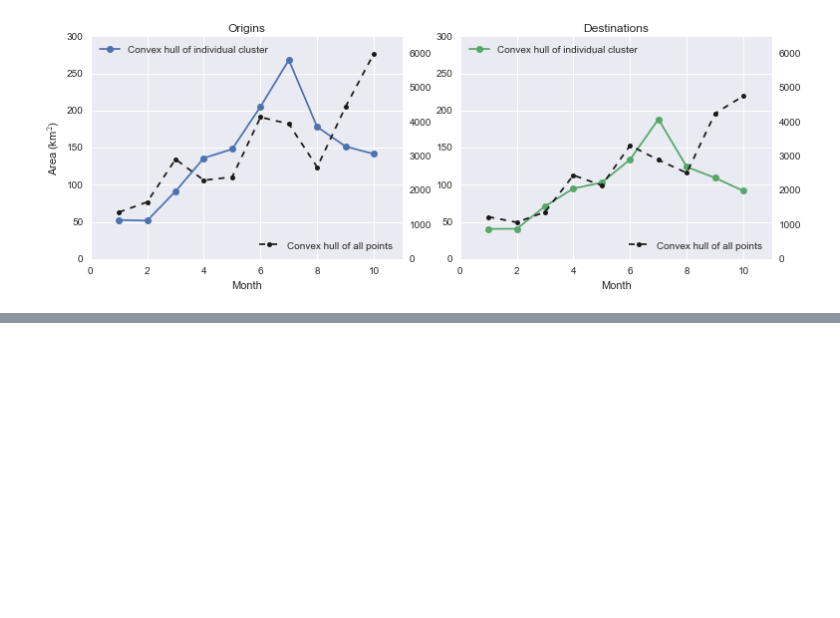
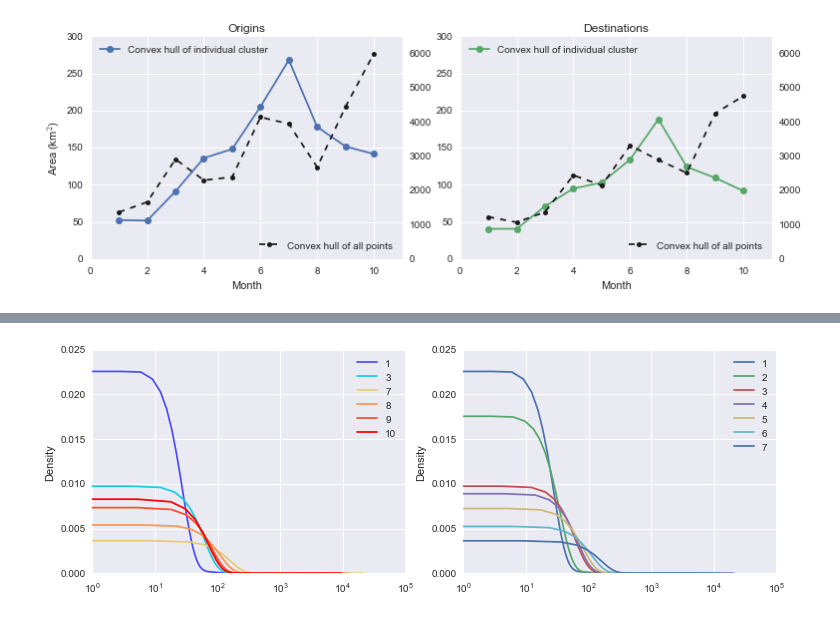
Before and after one commit to yangju-90/DiDi_IACP, a Jupyter notebook: code/result_summary.ipynb, the cells around one changed output, grey strips where cells are left out. Drawn from its saved outputs; the diff is of its cells as text; code cells hidden in the pictures; blank space fills up the shorter version.

```diff
--- a/code/result_summary.ipynb
+++ b/code/result_summary.ipynb
@@ -113,3 +113,6 @@ axes[1].right_ax.grid(False)
 fig.savefig(r'../plots/spatial_coverage_of_clusters',dpi=300,bbox_inches='tight')
 # %% [output]
 [figure]
+# %%
+label = pd.read_csv(r'../data/TNC_time_transit_with distance_resample_with_db_labels.csv')
+label.head()
@@ -115,0 +127,20 @@ fig.savefig(r'../plots/spatial_coverage_of_clusters',dpi=300,bbox_inches='tight'
+# %%
+fig, axes = plt.subplots(nrows=1, ncols=2,figsize = (10,3.5))
+plt.tight_layout(pad=0.4, w_pad=3, h_pad=5)
+start = label[label['label_starting']!=-1]
+from matplotlib.pyplot import cm
+import numpy as np
+#variable n should be number of curves to plot (I skipped this earlier thinking that it is obvious when looking at picture - srry my bad mistake xD): n=len(array_of_curves_to_plot)
+#version 1:
+
+color=cm.rainbow(np.linspace(0,1,11))
+for i in [1,3,7,8,9,10]:
+    sub_start = start[start['month']==i]
+    sub_start.groupby('label_starting').count()['starting_xx'].plot(kind ='kde',ax = axes[0],logx = True,c=color[i])
+    axes[0].legend([1,3,7,8,9,10])
+for i in [1,2,3,4,5,6,7]:
+    sub_start = start[start['month']==i]
+    sub_start.groupby('label_starting').count()['starting_xx'].plot(kind ='kde',ax = axes[1],logx = True)
+    axes[1].legend([1,2,3,4,5,6,7])
+# %% [output]
+[figure, added]
```
Also changed, not shown: parts of 3 cells of this notebook, 42 other files.
